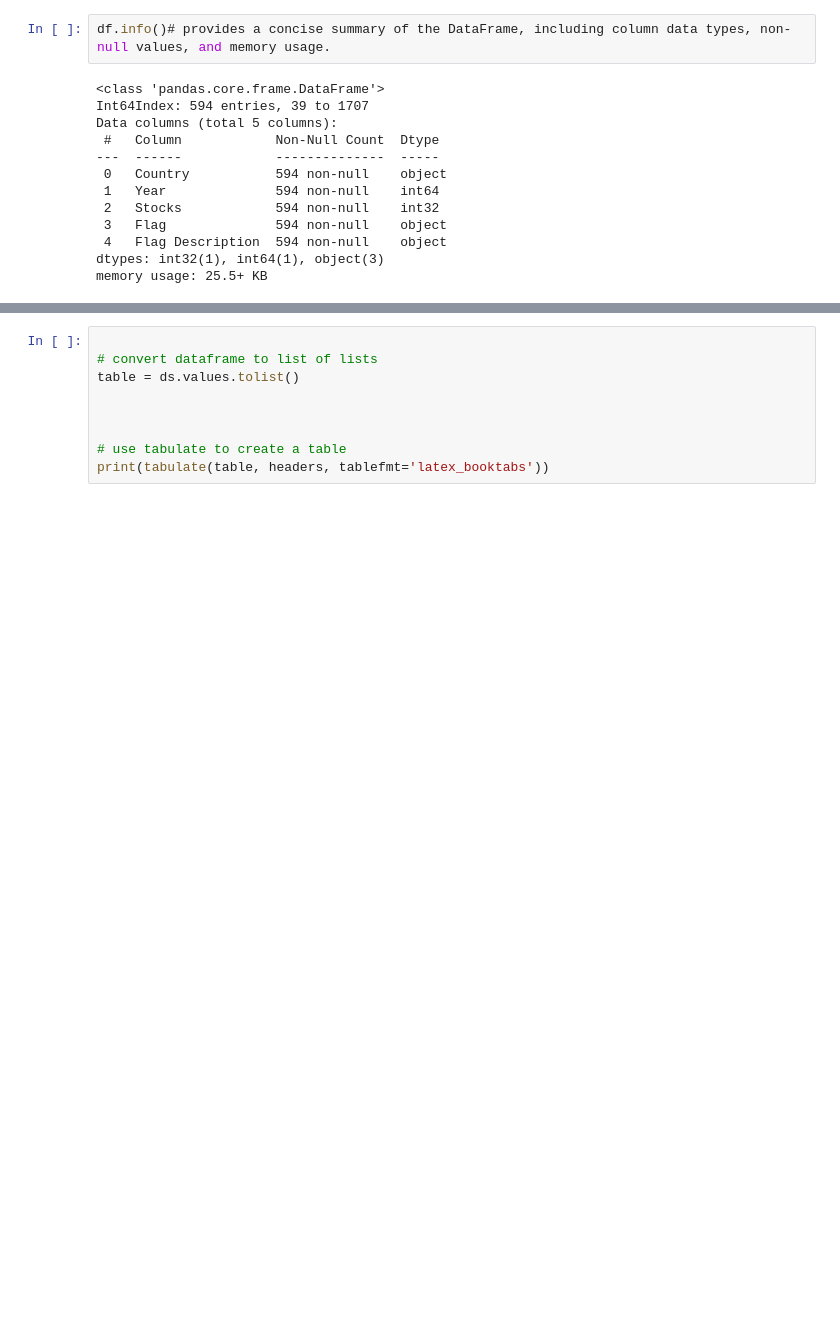
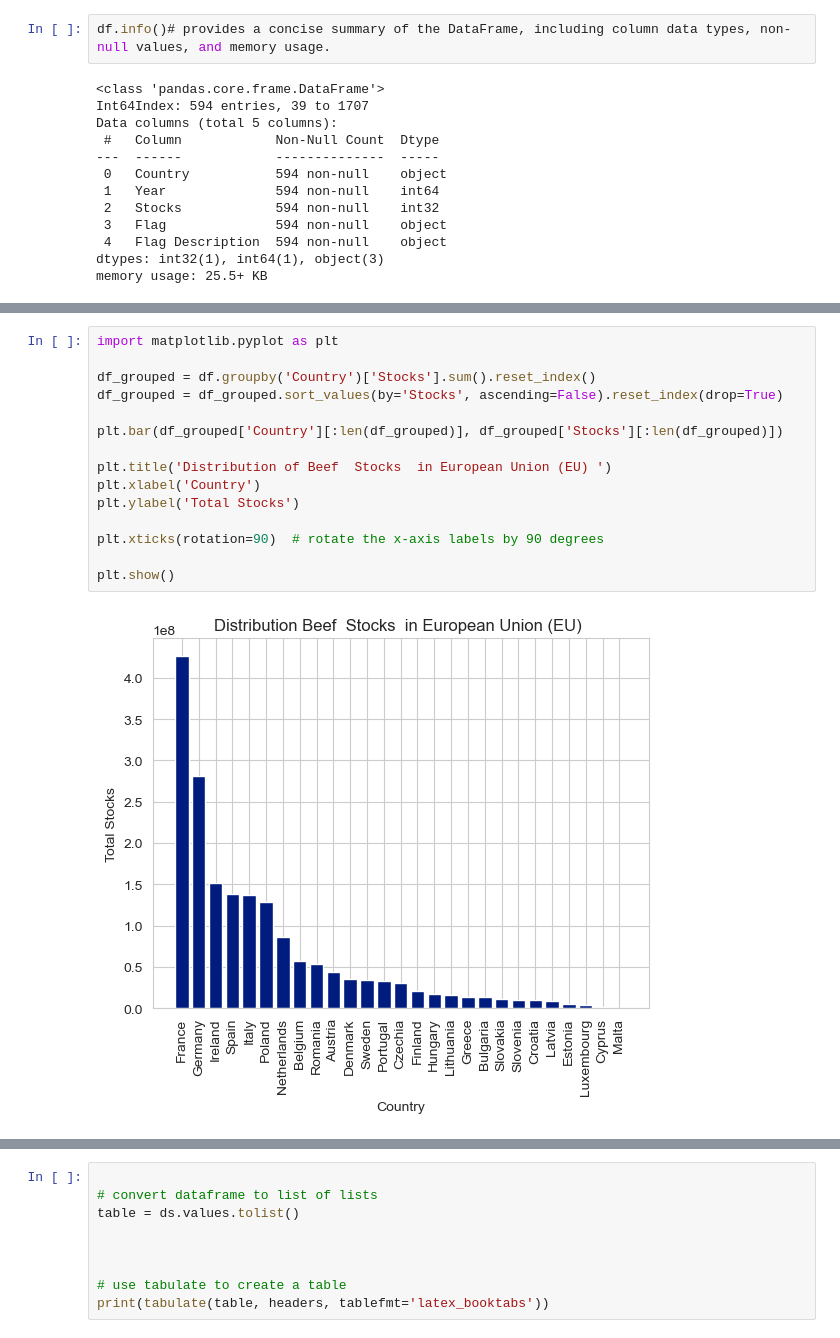
Before and after one commit to ronandownes/beef, a Jupyter notebook: 01_eda_beef.ipynb, the cells around one changed output, grey strips where cells are left out. Saved outputs shown, nothing was run; the diff lists cells and outputs as text; blank space fills up the shorter version.

```diff
--- a/01_eda_beef.ipynb
+++ b/01_eda_beef.ipynb
@@ -349,0 +414,17 @@ df.value_counts()#returns the count of unique values in a column.
+# %%
+import matplotlib.pyplot as plt
+
+df_grouped = df.groupby('Country')['Stocks'].sum().reset_index()
+df_grouped = df_grouped.sort_values(by='Stocks', ascending=False).reset_index(drop=True)
+
+plt.bar(df_grouped['Country'][:len(df_grouped)], df_grouped['Stocks'][:len(df_grouped)])
+
+plt.title('Distribution of Beef  Stocks  in European Union (EU) ')
+plt.xlabel('Country')
+plt.ylabel('Total Stocks')
+
+plt.xticks(rotation=90)  # rotate the x-axis labels by 90 degrees
+
+plt.show()
+# %% [output]
+[figure, added]
```
Also changed, not shown: parts of 58 cells of this notebook, 4 other files.
